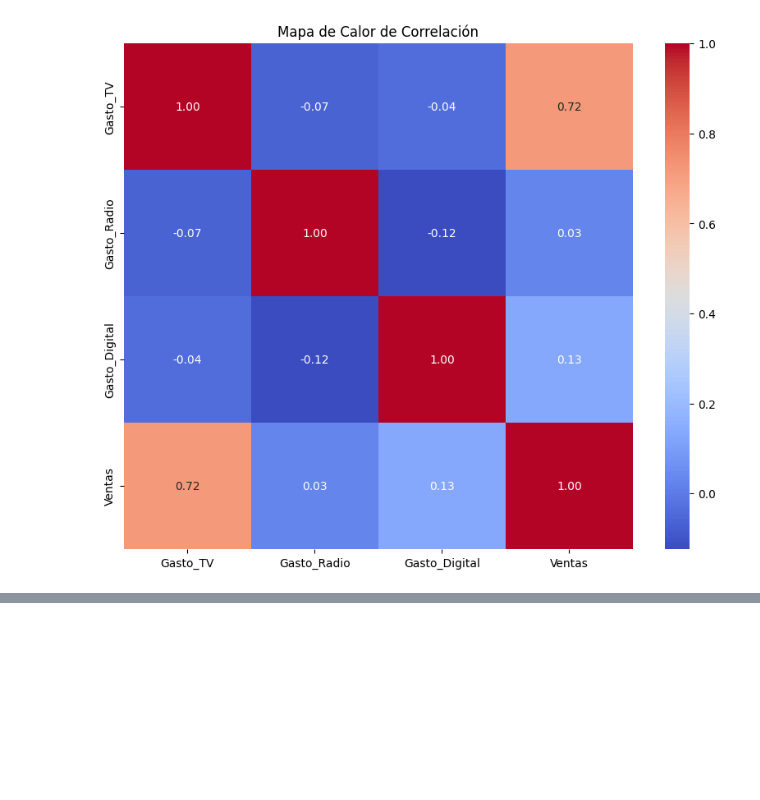
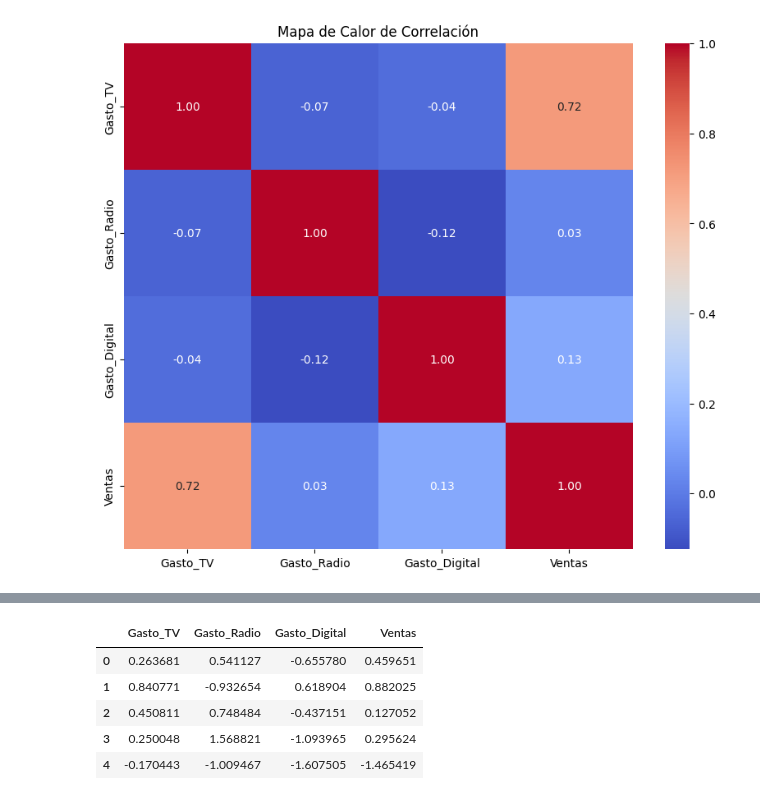
Before and after one commit to fpabi/Tareas, a Jupyter notebook: Tarea_19_Regresión_lineal.ipynb, the cells around one changed output, grey strips where cells are left out. Drawn from its saved outputs; the diff is of its cells as text; code cells hidden in the pictures; blank space fills up the shorter version.

```diff
--- a/Tarea_19_Regresión_lineal.ipynb
+++ b/Tarea_19_Regresión_lineal.ipynb
@@ -60,0 +72,13 @@ plt.show()
+# %%
+from sklearn.preprocessing import StandardScaler
+import pandas as pd
+
+# Crear una copia del DataFrame original
+marketing_normalized = marketing.copy()
+
+# Inicializa el objeto StandardScaler
+scaler = StandardScaler()
+
+# Aplica la normalización a las características numéricas en la copia
+numeric_columns = marketing_normalized.select_dtypes(include=['int64', 'float64'])
+marketing_normalized[numeric_columns.columns] = scaler.fit_transform(numeric_columns)
@@ -60,0 +94,9 @@ plt.show()
+# %%
+marketing_normalized.head()
+# %% [output]
+|  | Gasto_TV | Gasto_Radio | Gasto_Digital | Ventas |
+| 0 | 0.263681 | 0.541127 | -0.655780 | 0.459651 |
+| 1 | 0.840771 | -0.932654 | 0.618904 | 0.882025 |
+| 2 | 0.450811 | 0.748484 | -0.437151 | 0.127052 |
+| 3 | 0.250048 | 1.568821 | -1.093965 | 0.295624 |
+| 4 | -0.170443 | -1.009467 | -1.607505 | -1.465419 |
```
Also changed, not shown: parts of 2 cells of this notebook.
